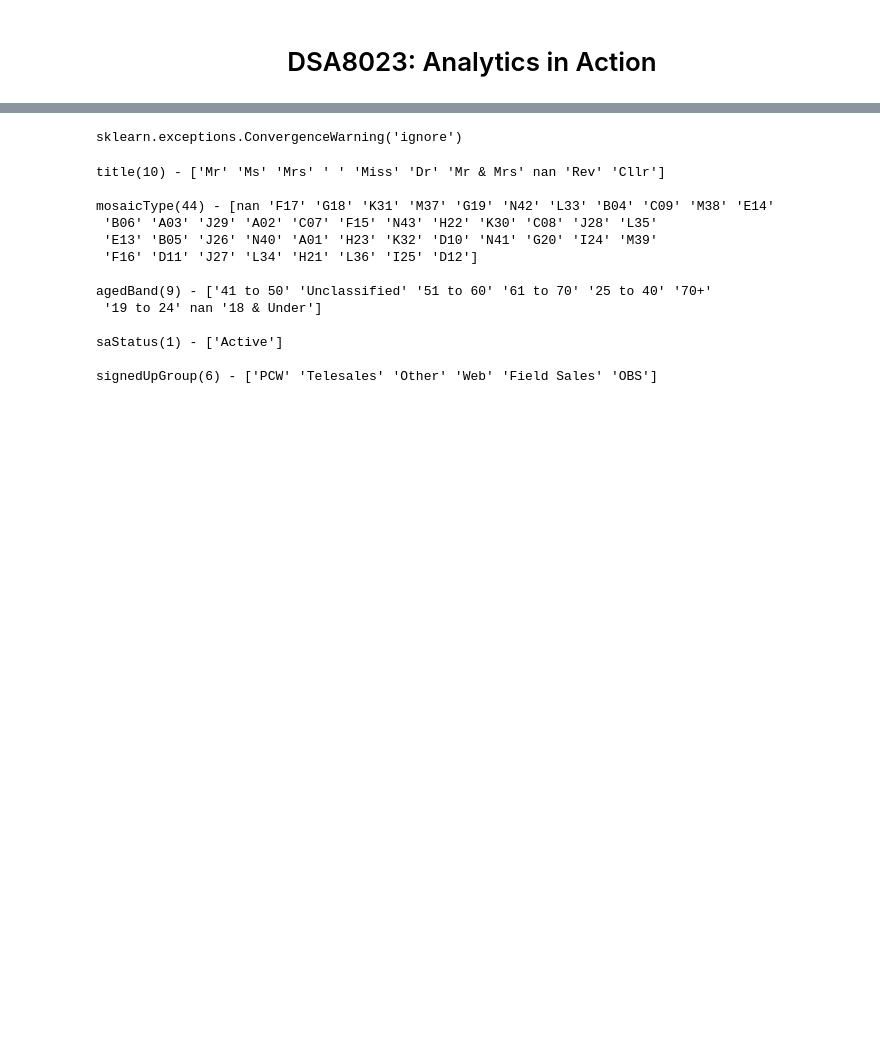
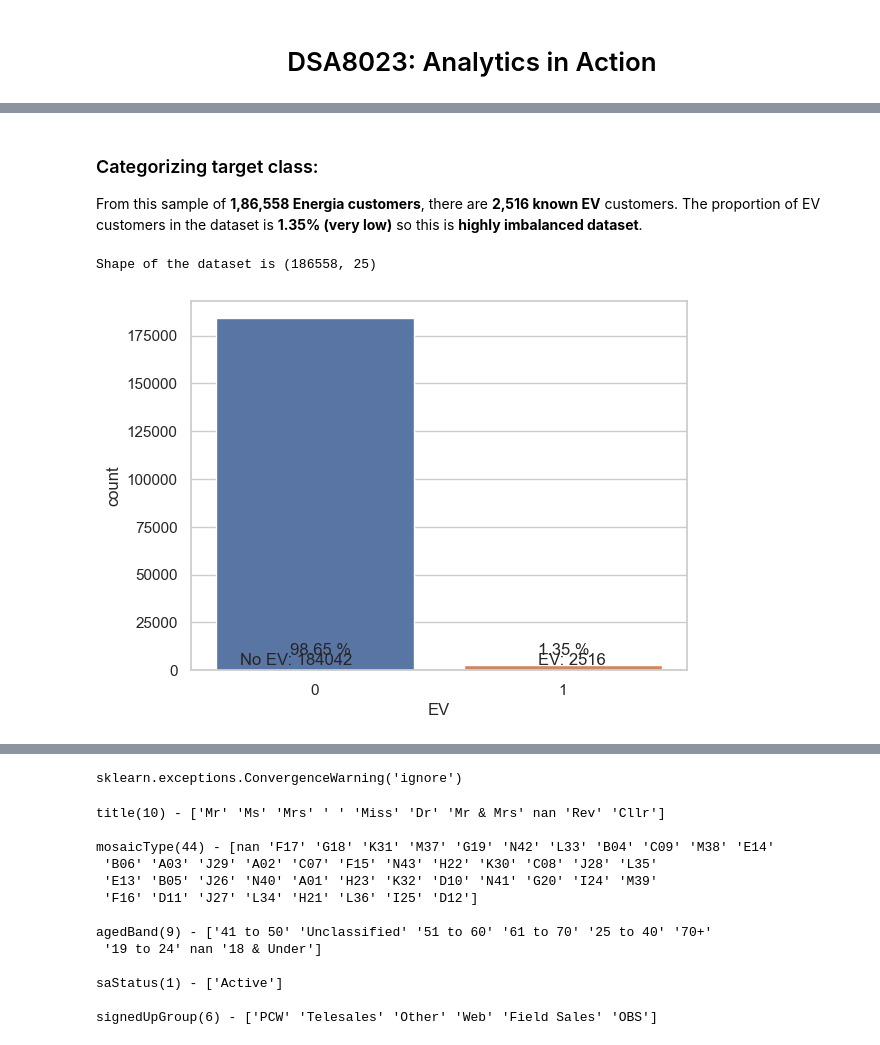
Before and after one commit to varunthefalcon/QUB_Energia, a Jupyter notebook: Answer.ipynb, the cells around one changed output, grey strips where cells are left out. Saved outputs shown, nothing was run; the diff lists cells and outputs as text; code cells hidden in the pictures; blank space fills up the shorter version.

```diff
--- a/Answer.ipynb
+++ b/Answer.ipynb
@@ -42,0 +103,14 @@ $( document ).ready(code_toggle);
+# %% [markdown]
+
+<a id='eda_map'></a>
+### Categorizing target class:
+
+From this sample of **1,86,558 Energia customers**, there are **2,516 known EV** customers. The proportion of EV customers in the dataset is **1.35% (very low)** so this is **highly imbalanced dataset**.
+# %%
+print('Shape of the dataset is {}'.format(raw_d.shape))
+# %% [output]
+Shape of the dataset is (186558, 25)
+# %%
+visualizeFeatureCount(raw_d.replace({'EV': {'N':0, 'Y': 1}}))
+# %% [output]
+[figure, added]
```
Also changed, not shown: parts of 35 cells of this notebook, 1 other file.
